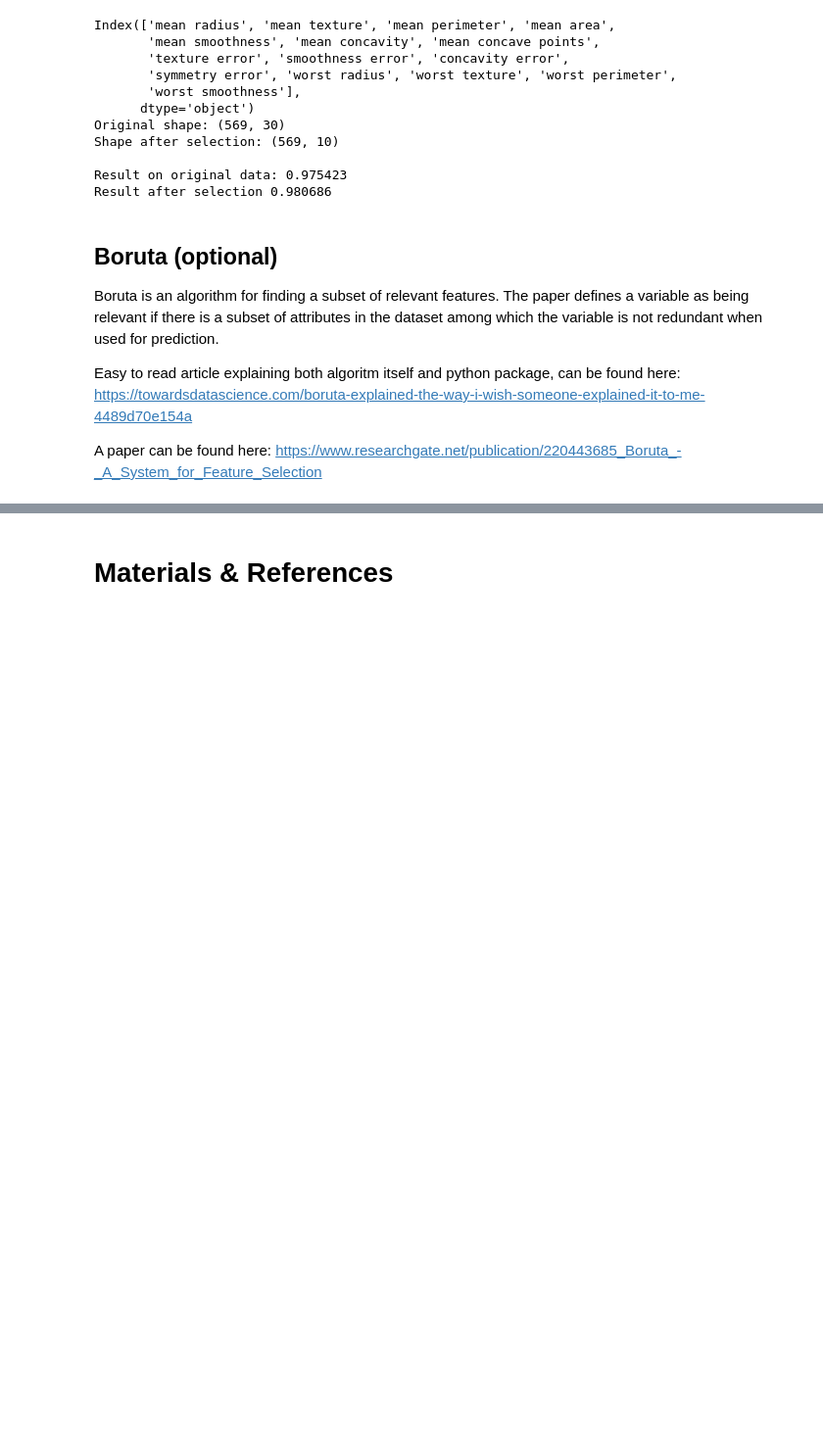
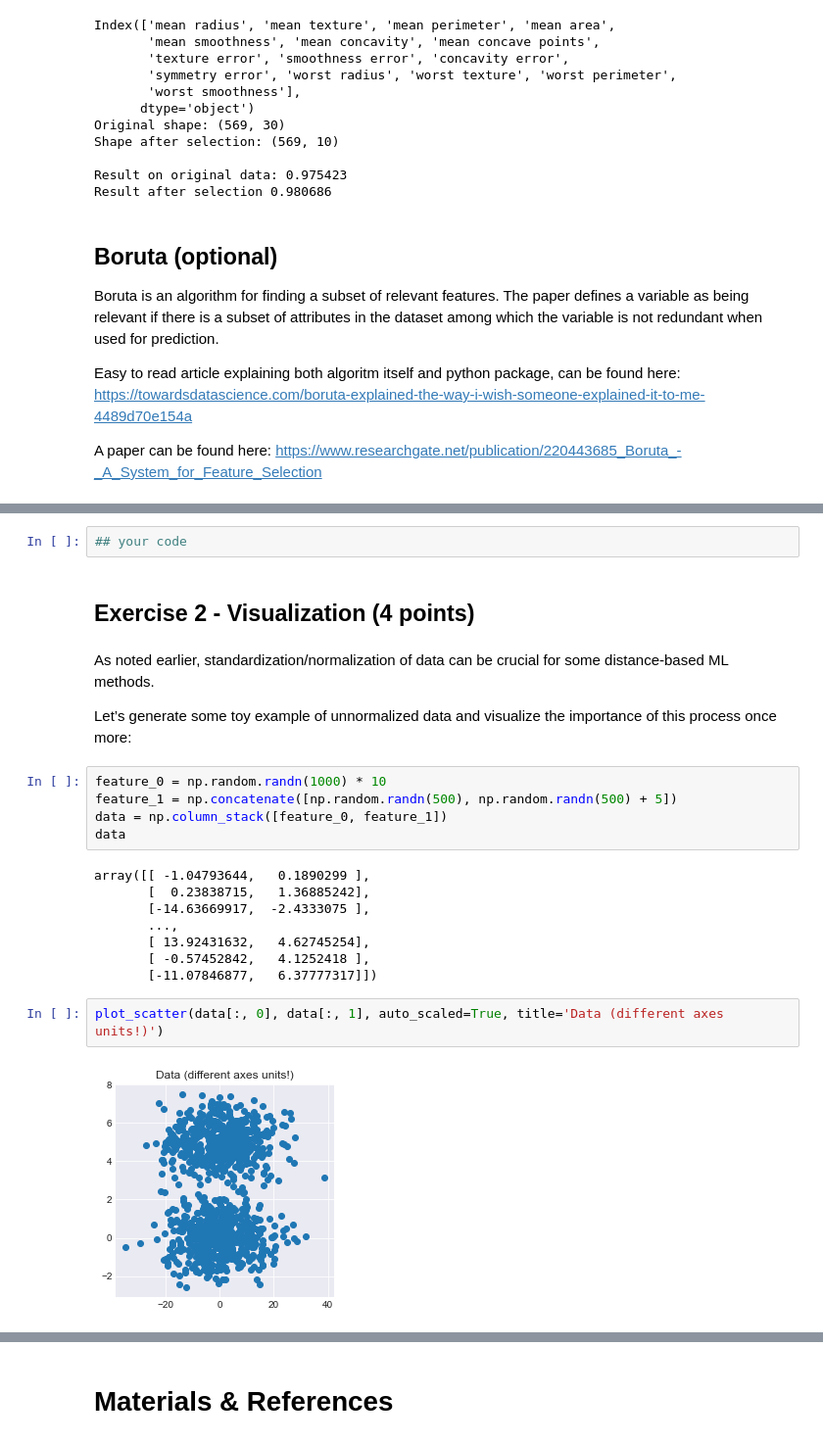
Before and after one commit to rolling-scopes-school/ml-intro, a Jupyter notebook: 4_feature_engineering_selection/feature_engineering_selection.ipynb, the cells around one changed output, grey strips where cells are left out. Shown: that part at 98% size. Saved outputs shown, nothing was run; the diff lists cells and outputs as text; blank space fills up the shorter version.

```diff
--- a/4_feature_engineering_selection/feature_engineering_selection.ipynb
+++ b/4_feature_engineering_selection/feature_engineering_selection.ipynb
@@ -430,0 +445,25 @@ A paper can be found here: https://www.researchgate.net/publication/220443685_Bo
+# %%
+## your code
+# %% [markdown]
+## Exercise  2 - Visualization (4 points)
+# %% [markdown]
+As noted earlier, standardization/normalization of data can be crucial for some distance-based ML methods.
+
+Let’s generate some toy example of unnormalized data and visualize the importance of this process once more:
+# %%
+feature_0 = np.random.randn(1000) * 10
+feature_1 = np.concatenate([np.random.randn(500), np.random.randn(500) + 5])
+data = np.column_stack([feature_0, feature_1])
+data
+# %% [output]
+array([[ -1.04793644,   0.1890299 ],
+       [  0.23838715,   1.36885242],
+       [-14.63669917,  -2.4333075 ],
+       ...,
+       [ 13.92431632,   4.62745254],
+       [ -0.57452842,   4.1252418 ],
+       [-11.07846877,   6.37777317]])
+# %%
+plot_scatter(data[:, 0], data[:, 1], auto_scaled=True, title='Data (different axes units!)')
+# %% [output]
+[figure, added]
```
Also changed, not shown: parts of 52 cells of this notebook, 1 other file.
